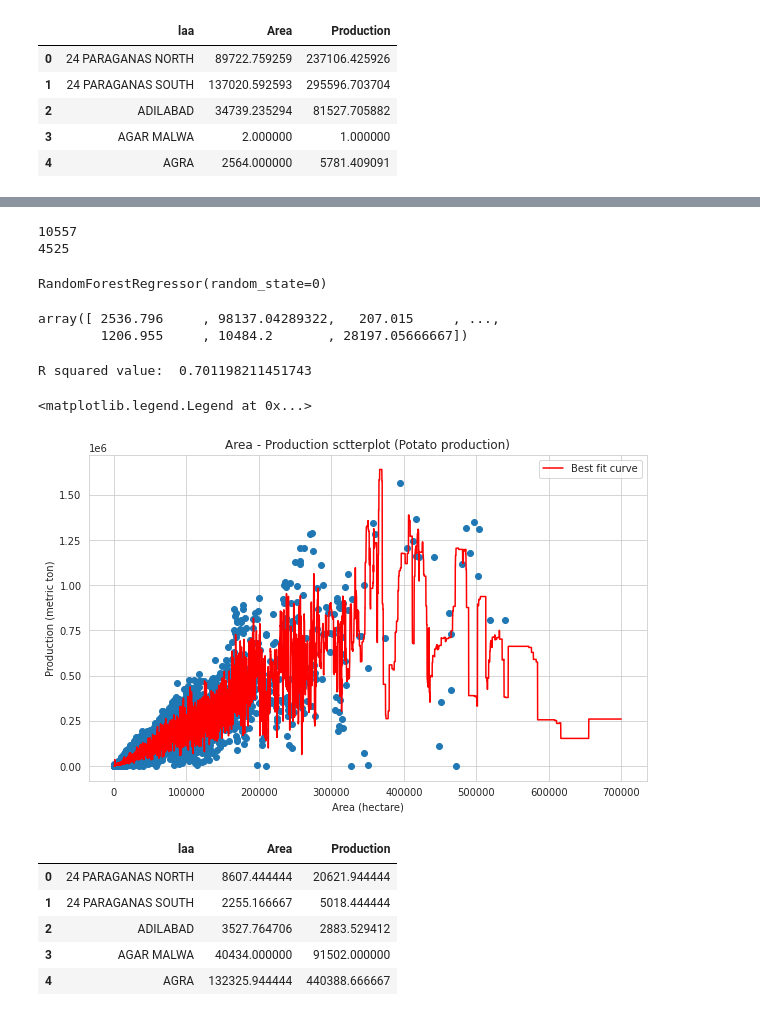
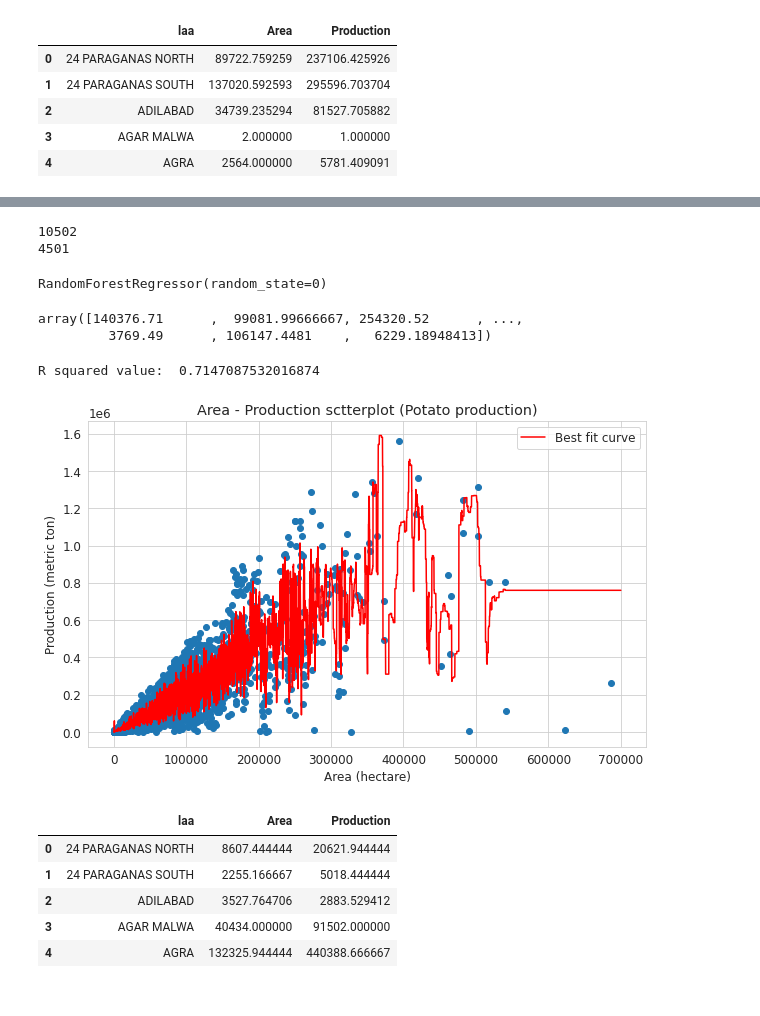
Before and after one commit to swagata0207/DSP_NPTEL, a Jupyter notebook: Apy_NPTEL_final.ipynb, the cells around one changed output, grey strips where cells are left out. Drawn from its saved outputs; the diff is of its cells as text; code cells hidden in the pictures.

```diff
--- a/Apy_NPTEL_final.ipynb
+++ b/Apy_NPTEL_final.ipynb
@@ -92,8 +95,12 @@ df_yrcp.head(5)
 # %%
 # Barplot of crop production in log scale
 f = plt.figure(figsize = (15, 30))
+plt.rcParams.update({'font.size': 12})
 plt.xscale('log')
 sns.barplot(x = df_yrcp.Production, y = df_yrcp.Crop, color = 'maroon')
+plt.xlabel('Production (in Metric tons)')
+plt.ylabel('Crops')
+plt.title('Crop production Barplot')
 
 # To save the plot in google drive
 f.savefig('/content/gdrive/My Drive/Datasets/Plots/yrcp.png', dpi = 600)
@@ -577,0 +631,2 @@ Text(0.5, 1.0, 'District-wise rice production map')
+# %%
+df_rice_s = df_rice[df_rice['Crop_Year'] < 2015]
@@ -589,13 +670,13 @@ Text(0.5, 1.0, 'Area - Production scatterplot (Rice production)')
 # %%
-X_train3, X_test3, y_train3, y_test3 = train_test_split(df_rice['Area'], df_rice['Production'],
+X_train3, X_test3, y_train3, y_test3 = train_test_split(df_rice_s['Area'], df_rice_s['Production'],
                                                     train_size=0.7, test_size=0.3, random_state=56)
 X_train3_df, X_test3_df = pd.DataFrame(X_train3), pd.DataFrame(X_test3)
 y_train3_df, y_test3_df = pd.DataFrame(y_train3), pd.DataFrame(y_test3)
 print(len(X_train3_df))
 print(len(X_test3_df))
 # %% [output]
-10557
-4525
+10502
+4501
 # %%
 X_train3 = X_train3.values.reshape(-1, 1)
 y_train3 = y_train3.values.reshape(-1, 1)
@@ -613,29 +694,28 @@ RandomForestRegressor(random_state=0)
 predict = model.predict(X_test3)
 predict
 # %% [output]
-array([ 2536.796     , 98137.04289322,   207.015     , ...,
-        1206.955     , 10484.2       , 28197.05666667])
+array([140376.71      ,  99081.99666667, 254320.52      , ...,
+         3769.49      , 106147.4481    ,   6229.18948413])
 # %%
 # R squared value
 from sklearn.metrics import r2_score
 r2 = r2_score(y_test3,predict)
 print('R squared value: ',r2)
 # %% [output]
-R squared value:  0.701198211451743
+R squared value:  0.7147087532016874
 # %%
-plt.figure(figsize=(10,6))
+fig = plt.figure(figsize=(10,6))
 X_axis3 = np.arange(0, 700000, 100)
 X_axis3 = X_axis3.reshape((len(X_axis3), 1))
 plt.scatter(X_test3_df, y_test3_df)
 plt.plot(X_axis3, model.predict(X_axis3), 'r')
 plt.xlabel('Area (hectare)')
 plt.ylabel('Production (metric ton)')
 plt.title('Area - Production sctterplot (Potato production)')
 plt.legend(['Best fit curve'])
-#fig.savefig('/content/gdrive/My Drive/Datasets/Plots/rice_avsp_bfc.png', dpi = 600)
+fig.savefig('/content/gdrive/My Drive/Datasets/Plots/rice_avsp_bfc.png', dpi = 600)
 # %% [output]
-<matplotlib.legend.Legend at 0x...>
-[figure, old version]
+[figure, new version]
 # %%
 # Wheat
 df_wheat_yrp_d = df_wheat.groupby(['District_Name']).mean()
```
Also changed, not shown: parts of 51 cells of this notebook.
